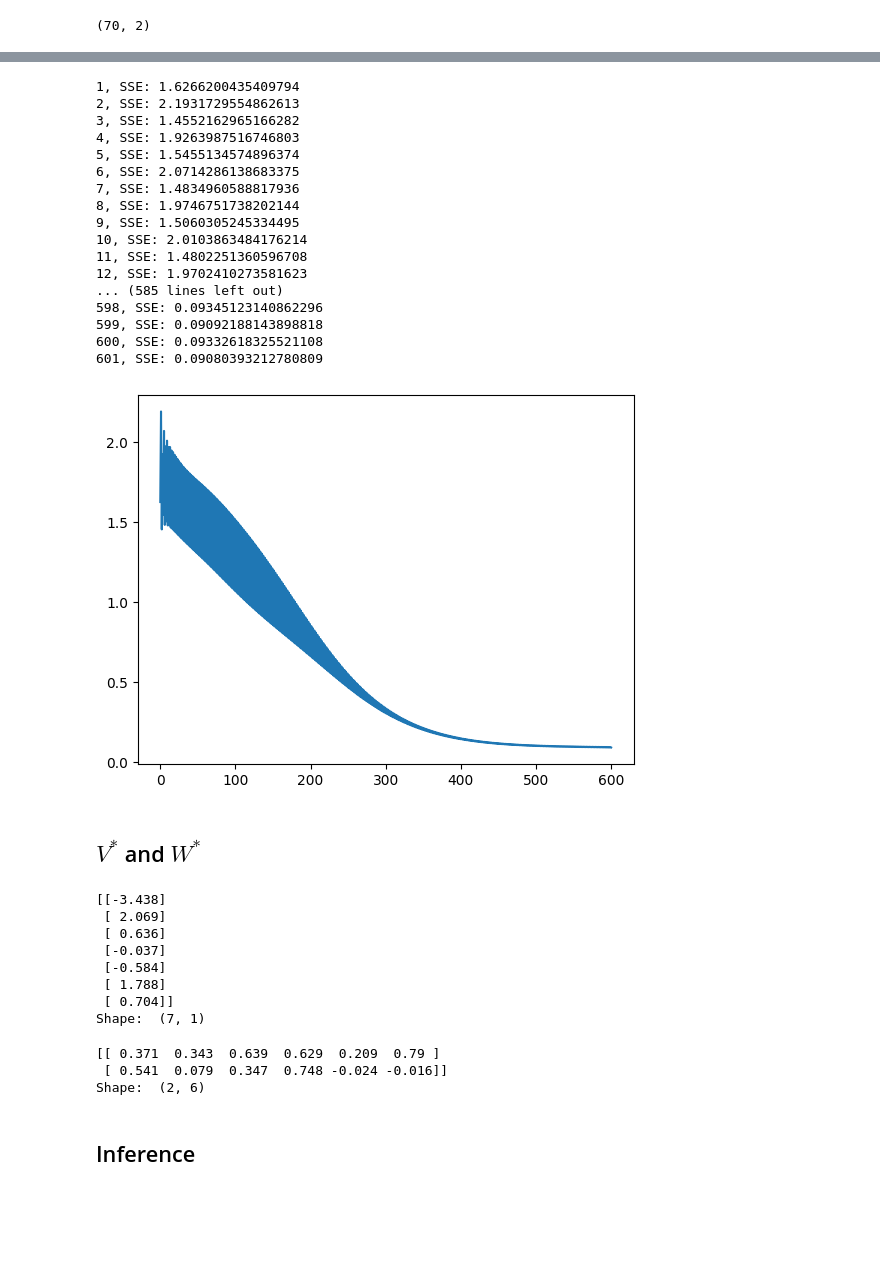
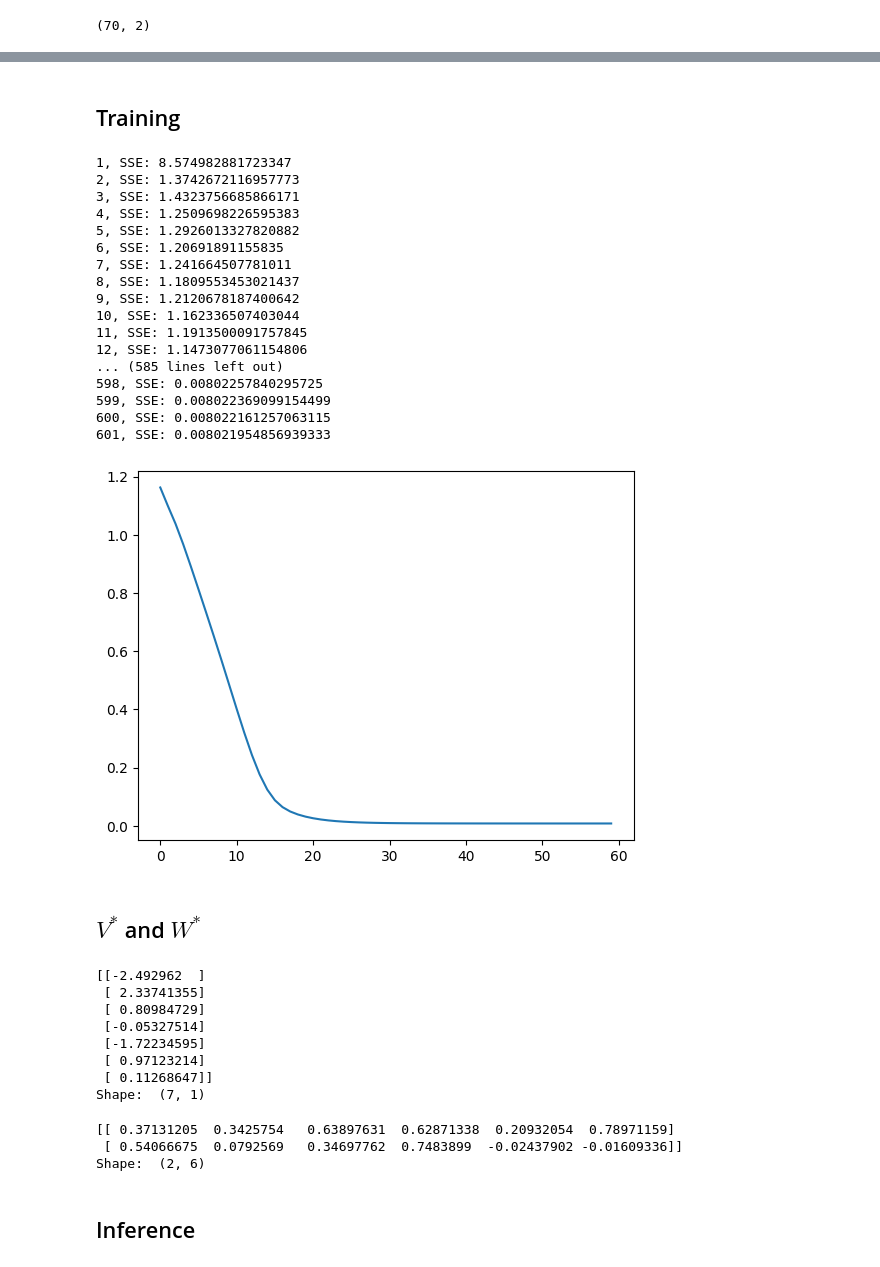
Before and after one commit to axelbrons/advanced-ml-course, a Jupyter notebook: pre-lab1/pre-lab1.ipynb, the cells around one changed output, grey strips where cells are left out. Drawn from its saved outputs; the diff is of its cells as text; code cells hidden in the pictures; blank space fills up the shorter version.

```diff
--- a/pre-lab1/pre-lab1.ipynb
+++ b/pre-lab1/pre-lab1.ipynb
@@ -203,6 +203,8 @@ while (abs(delta_E) > epsilon):
     iter += 1
     #print(f"{iter}, SSE: {current_E}")
     plot_E.append(current_E)
+    if (iter > 500):
+        break
 # %% [markdown]
 ## Plot the training error
 # %%
@@ -388,8 +392,11 @@ print(W_r)
+# %% [markdown]
+## Training
 # %%
 G, F_bar, F = fwp(X_bar, None, V_r, W_r)
 E_r = [error(G, Y_train, I, J)]
 delta_E_r = 100000
 plot_E_r = []
+plot_E_r_10 = []
 
 while (abs(delta_E_r) > epsilon_r):
     old_E = E[-1]
@@ -401,52 +408,54 @@ while (abs(delta_E_r) > epsilon_r):
     iter_r += 1
     print(f"{iter_r}, SSE: {current_E}")
     plot_E_r.append(current_E)
+    if (iter_r%10 == 0):
+        plot_E_r_10.append(current_E)
     if (iter_r > 600):
         break
 # %% [output]
-1, SSE: 1.6266200435409794
-2, SSE: 2.1931729554862613
-3, SSE: 1.4552162965166282
-4, SSE: 1.9263987516746803
-5, SSE: 1.5455134574896374
-6, SSE: 2.0714286138683375
-7, SSE: 1.4834960588817936
-8, SSE: 1.9746751738202144
-9, SSE: 1.5060305245334495
-10, SSE: 2.0103863484176214
-11, SSE: 1.4802251360596708
-12, SSE: 1.9702410273581623
+1, SSE: 8.574982881723347
+2, SSE: 1.3742672116957773
+3, SSE: 1.4323756685866171
+4, SSE: 1.2509698226595383
+5, SSE: 1.2926013327820882
+6, SSE: 1.20691891155835
+7, SSE: 1.241664507781011
+8, SSE: 1.1809553453021437
+9, SSE: 1.2120678187400642
+10, SSE: 1.162336507403044
+11, SSE: 1.1913500091757845
+12, SSE: 1.1473077061154806
 ... (585 lines left out)
-598, SSE: 0.09345123140862296
-599, SSE: 0.09092188143898818
-600, SSE: 0.09332618325521108
-601, SSE: 0.09080393212780809
+598, SSE: 0.00802257840295725
+599, SSE: 0.008022369099154499
+600, SSE: 0.008022161257063115
+601, SSE: 0.008021954856939333
 # %%
 plt.figure()
-plt.plot(plot_E_r)
+plt.plot(plot_E_r_10)
 plt.show()
 # %% [output]
-[figure, old version]
+[figure, new version]
 # %% [markdown]
 ## $V^*$ and $W^*$
 # %%
 print(W_r)
 print("Shape: ",W_r.shape)
 # %% [output]
-[[-3.438]
- [ 2.069]
- [ 0.636]
- [-0.037]
- [-0.584]
- [ 1.788]
- [ 0.704]]
+[[-2.492962  ]
+ [ 2.33741355]
+ [ 0.80984729]
+ [-0.05327514]
+ [-1.72234595]
+ [ 0.97123214]
+ [ 0.11268647]]
 Shape:  (7, 1)
 # %%
 print(V)
 print("Shape: ",V.shape)
 # %% [output]
-[[ 0.371  0.343  0.639  0.629  0.209  0.79 ]
- [ 0.541  0.079  0.347  0.748 -0.024 -0.016]]
+[[ 0.37131205  0.3425754   0.63897631  0.62871338  0.20932054  0.78971159]
+ [ 0.54066675  0.0792569   0.34697762  0.7483899  -0.02437902 -0.01609336]]
 Shape:  (2, 6)
 # %% [markdown]
 ## Inference
```
Also changed, not shown: parts of 14 cells of this notebook.
